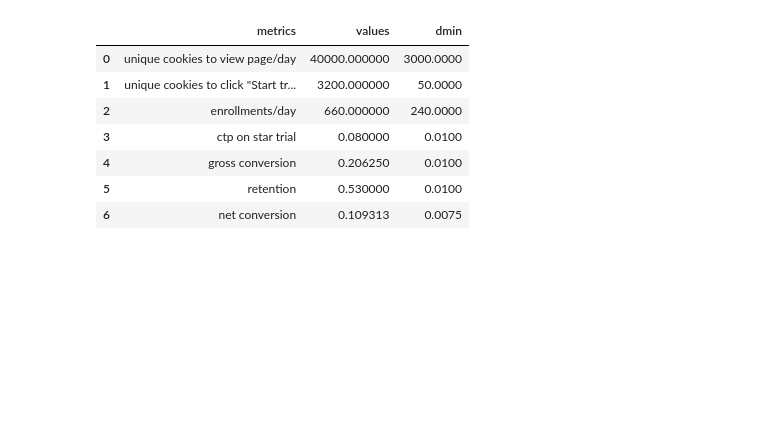
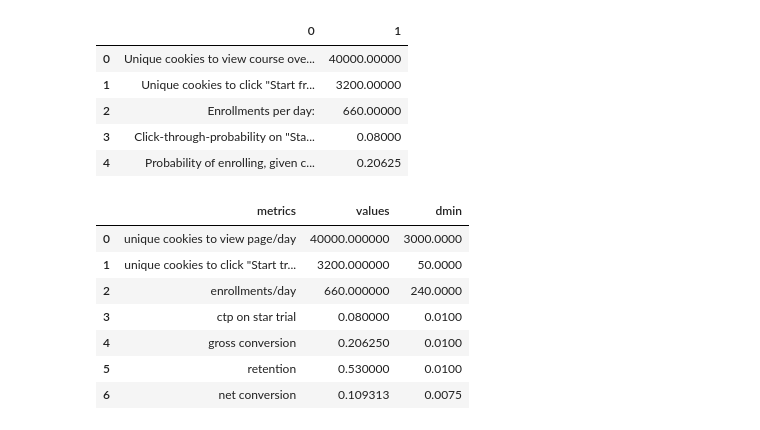
Before and after one commit to yash-jain7/Ab-Testing-Udacity, a Jupyter notebook: AB testing Udacity.ipynb, the cells around one changed output. Drawn from its saved outputs; the diff is of its cells as text; code cells hidden in the pictures; blank space fills up the shorter version.

```diff
--- a/AB testing Udacity.ipynb
+++ b/AB testing Udacity.ipynb
@@ -4,5 +5,13 @@ import numpy as np
 # %%
-data = pd.read_csv('Final Project Baseline Values - Sheet1.csv', header = None)
+data = pd.read_csv('data/Final Project Baseline Values - Sheet1.csv', header = None)
+data.head()
+# %% [output]
+|  | 0 | 1 |
+| 0 | Unique cookies to view course ove... | 40000.00000 |
+| 1 | Unique cookies to click "Start fr... | 3200.00000 |
+| 2 | Enrollments per day: | 660.00000 |
+| 3 | Click-through-probability on "Sta... | 0.08000 |
+| 4 | Probability of enrolling, given c... | 0.20625 |
 # %%
 data.columns = ['metrics', 'values']
 # %%
```
Also changed, not shown: parts of 19 cells of this notebook, 2 other files.
